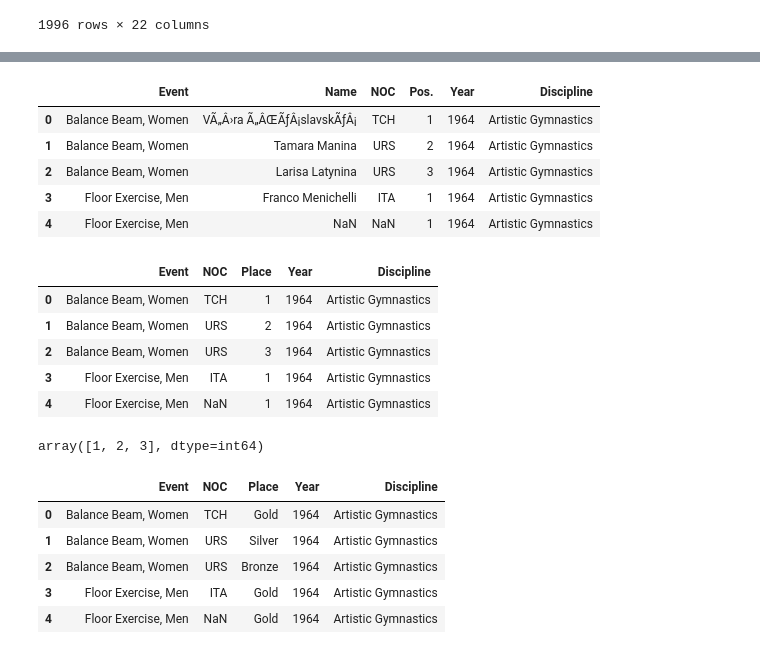
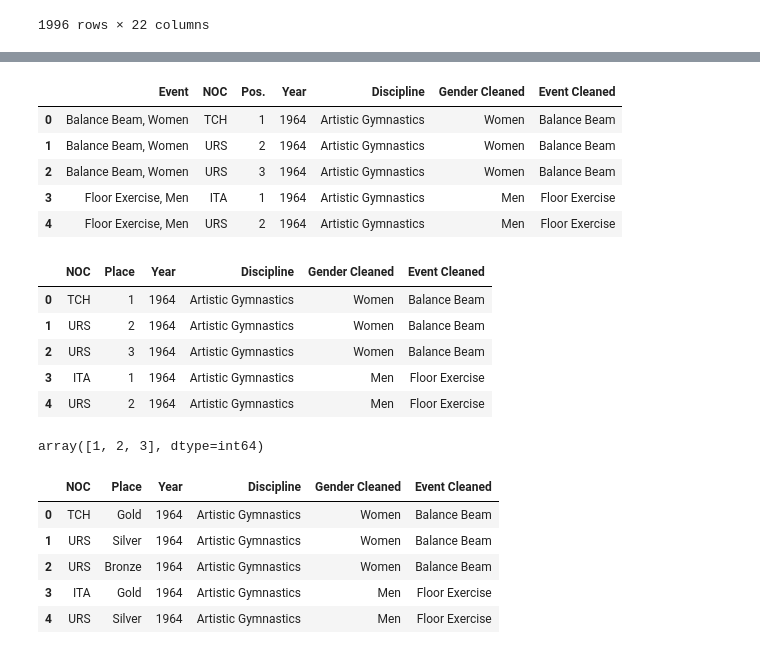
Before and after one commit to johnt1311/Olympics, a Jupyter notebook: TF/Olympics_data_new.ipynb, the cells around one changed output, grey strips where cells are left out. Drawn from its saved outputs; the diff is of its cells as text; code cells hidden in the pictures.

Commit message:
Updating olympics data

```diff
--- a/TF/Olympics_data_new.ipynb
+++ b/TF/Olympics_data_new.ipynb
@@ -350,7 +350,7 @@ gdp_distance_drop.to_csv(r'gdp_distance.csv', index = False)
 # %%
 import pandas as pd
 # %%
-file = 'C:/Users/tucke/OneDrive/Desktop/Data Analysis Bootcamp/Olympics/HH/Cleaned Data/MasterResultsData_Cleaned.csv'
+file = 'C:/Users/tucke/OneDrive/Desktop/Data Analysis Bootcamp/Olympics/HH/Aug2/Competition_Cleaned.csv'
 
 masterReseultData = pd.read_csv(file)
 
@@ -358,23 +374,23 @@ masterReseultData_df = pd.DataFrame(masterReseultData)
 # %%
 masterReseultData_df.head()
 # %% [output]
-|  | Event | Name | NOC | Pos. | Year | Discipline |
-| 0 | Balance Beam, Women | VÃ„Â›ra Ã„ÂŒÃƒÂ¡slavskÃƒÂ¡ | TCH | 1 | 1964 | Artistic Gymnastics |
-| 1 | Balance Beam, Women | Tamara Manina | URS | 2 | 1964 | Artistic Gymnastics |
-| 2 | Balance Beam, Women | Larisa Latynina | URS | 3 | 1964 | Artistic Gymnastics |
-| 3 | Floor Exercise, Men | Franco Menichelli | ITA | 1 | 1964 | Artistic Gymnastics |
-| 4 | Floor Exercise, Men | NaN | NaN | 1 | 1964 | Artistic Gymnastics |
+|  | Event | NOC | Pos. | Year | Discipline | Gender Cleaned | Event Cleaned |
+| 0 | Balance Beam, Women | TCH | 1 | 1964 | Artistic Gymnastics | Women | Balance Beam |
+| 1 | Balance Beam, Women | URS | 2 | 1964 | Artistic Gymnastics | Women | Balance Beam |
+| 2 | Balance Beam, Women | URS | 3 | 1964 | Artistic Gymnastics | Women | Balance Beam |
+| 3 | Floor Exercise, Men | ITA | 1 | 1964 | Artistic Gymnastics | Men | Floor Exercise |
+| 4 | Floor Exercise, Men | URS | 2 | 1964 | Artistic Gymnastics | Men | Floor Exercise |
 # %%
-master_df = masterReseultData_df.drop('Name', axis=1)
+master_df = masterReseultData_df.drop('Event', axis=1)
 master_df = master_df.rename(columns={'Pos.':'Place'})
 master_df.head()
 # %% [output]
-|  | Event | NOC | Place | Year | Discipline |
-| 0 | Balance Beam, Women | TCH | 1 | 1964 | Artistic Gymnastics |
-| 1 | Balance Beam, Women | URS | 2 | 1964 | Artistic Gymnastics |
-| 2 | Balance Beam, Women | URS | 3 | 1964 | Artistic Gymnastics |
-| 3 | Floor Exercise, Men | ITA | 1 | 1964 | Artistic Gymnastics |
-| 4 | Floor Exercise, Men | NaN | 1 | 1964 | Artistic Gymnastics |
+|  | NOC | Place | Year | Discipline | Gender Cleaned | Event Cleaned |
+| 0 | TCH | 1 | 1964 | Artistic Gymnastics | Women | Balance Beam |
+| 1 | URS | 2 | 1964 | Artistic Gymnastics | Women | Balance Beam |
+| 2 | URS | 3 | 1964 | Artistic Gymnastics | Women | Balance Beam |
+| 3 | ITA | 1 | 1964 | Artistic Gymnastics | Men | Floor Exercise |
+| 4 | URS | 2 | 1964 | Artistic Gymnastics | Men | Floor Exercise |
 # %%
 master_df.Place.unique()
 # %% [output]
@@ -383,9 +399,9 @@ array([1, 2, 3], dtype=int64)
 master_df['Place'] = master_df['Place'].map({1:'Gold', 2:'Silver', 3:'Bronze'}, na_action=None)
 master_df.head()
 # %% [output]
-|  | Event | NOC | Place | Year | Discipline |
-| 0 | Balance Beam, Women | TCH | Gold | 1964 | Artistic Gymnastics |
-| 1 | Balance Beam, Women | URS | Silver | 1964 | Artistic Gymnastics |
-| 2 | Balance Beam, Women | URS | Bronze | 1964 | Artistic Gymnastics |
-| 3 | Floor Exercise, Men | ITA | Gold | 1964 | Artistic Gymnastics |
-| 4 | Floor Exercise, Men | NaN | Gold | 1964 | Artistic Gymnastics |
+|  | NOC | Place | Year | Discipline | Gender Cleaned | Event Cleaned |
+| 0 | TCH | Gold | 1964 | Artistic Gymnastics | Women | Balance Beam |
+| 1 | URS | Silver | 1964 | Artistic Gymnastics | Women | Balance Beam |
+| 2 | URS | Bronze | 1964 | Artistic Gymnastics | Women | Balance Beam |
+| 3 | ITA | Gold | 1964 | Artistic Gymnastics | Men | Floor Exercise |
+| 4 | URS | Silver | 1964 | Artistic Gymnastics | Men | Floor Exercise |
```
Also changed, not shown: parts of 5 cells of this notebook, 2 other files.
